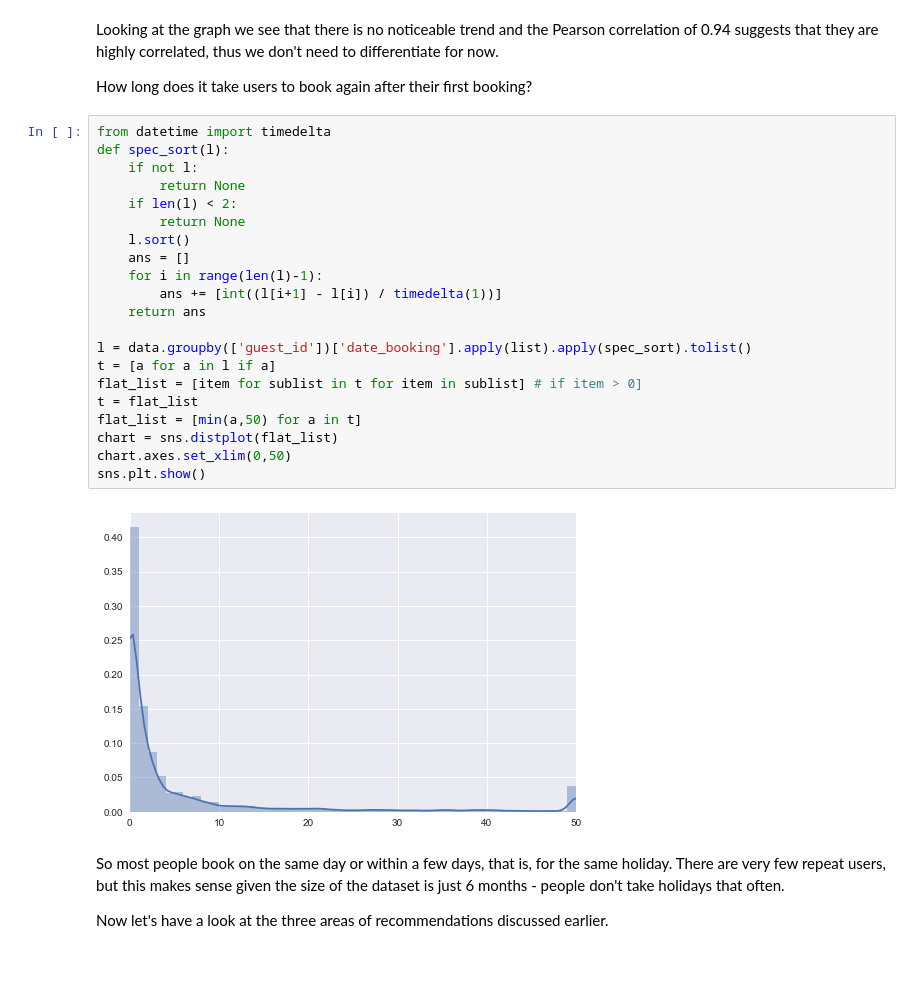
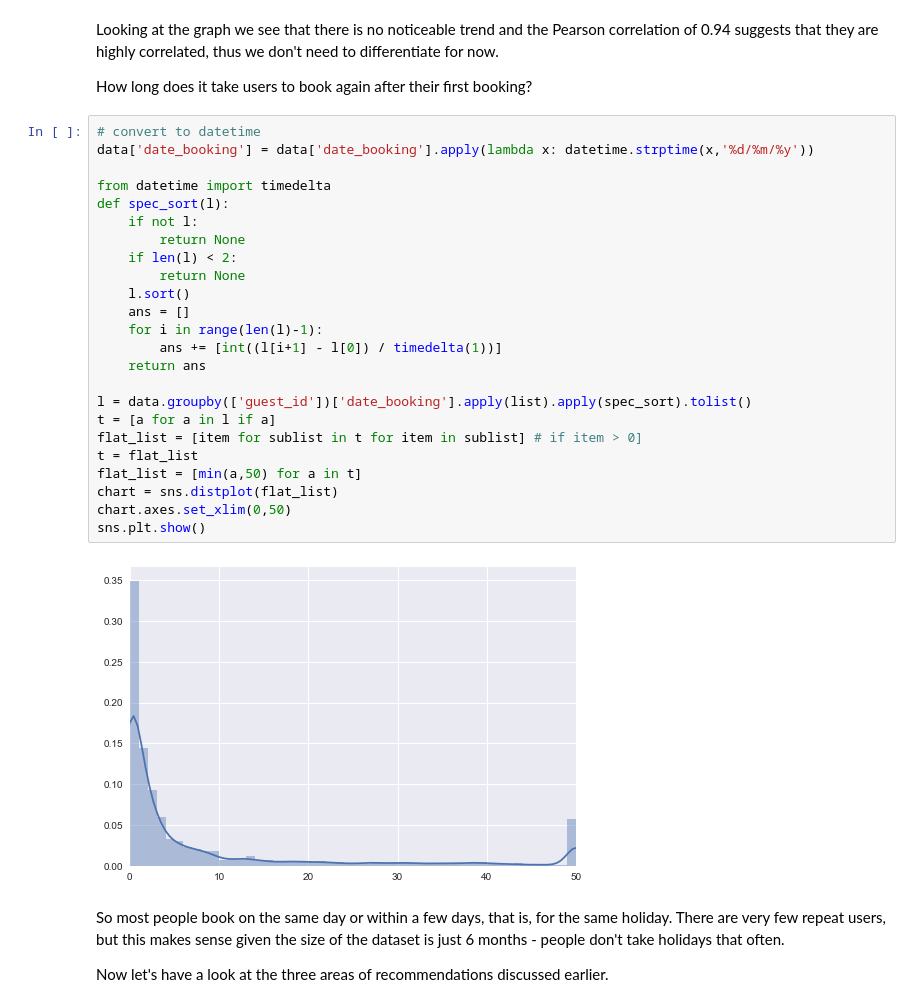
Before and after one commit to jyesawtellrickson/ecommerce-cross-sell, a Jupyter notebook: cross-sell analysis.ipynb, the cells around one changed output. Saved outputs shown, nothing was run; the diff lists cells and outputs as text; blank space fills up the shorter version.

Commit message:
Added Graphs

```diff
--- a/cross-sell analysis.ipynb
+++ b/cross-sell analysis.ipynb
@@ -106,28 +97,31 @@ Looking at the graph we see that there is no noticeable trend and the Pearson co
 
 How long does it take users to book again after their first booking?
 # %%
+# convert to datetime
+data['date_booking'] = data['date_booking'].apply(lambda x: datetime.strptime(x,'%d/%m/%y'))
+
 from datetime import timedelta
 def spec_sort(l):
     if not l:
         return None
     if len(l) < 2:
         return None
     l.sort()
     ans = []
     for i in range(len(l)-1):
-        ans += [int((l[i+1] - l[i]) / timedelta(1))]
+        ans += [int((l[i+1] - l[0]) / timedelta(1))]
     return ans
 
 l = data.groupby(['guest_id'])['date_booking'].apply(list).apply(spec_sort).tolist()
 t = [a for a in l if a]
 flat_list = [item for sublist in t for item in sublist] # if item > 0]
 t = flat_list
 flat_list = [min(a,50) for a in t]
 chart = sns.distplot(flat_list)
 chart.axes.set_xlim(0,50)
 sns.plt.show()
 # %% [output]
-[figure, old version]
+[figure, new version]
 # %% [markdown]
 So most people book on the same day or within a few days, that is, for the same holiday. There are very few repeat users, but this makes sense given the size of the dataset is just 6 months - people don't take holidays that often.
 
```
Also changed, not shown: parts of 8 cells of this notebook.
